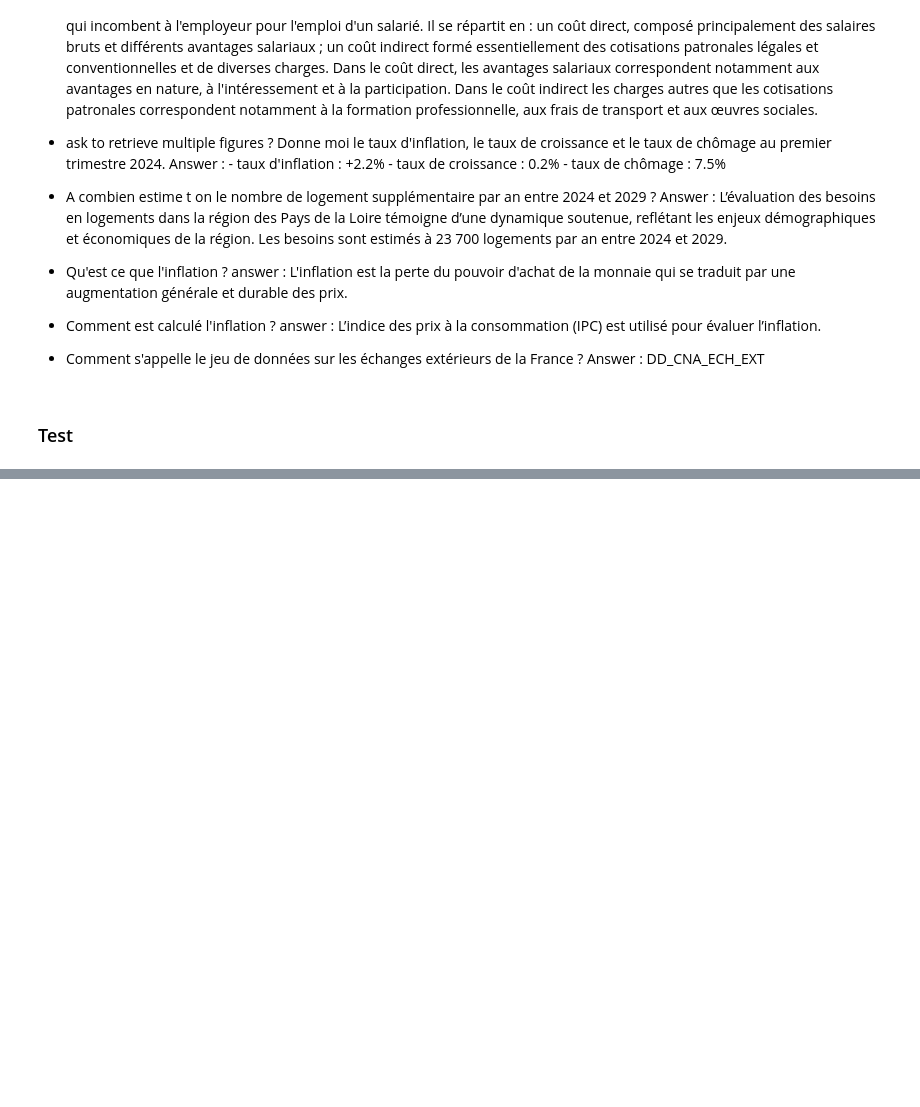
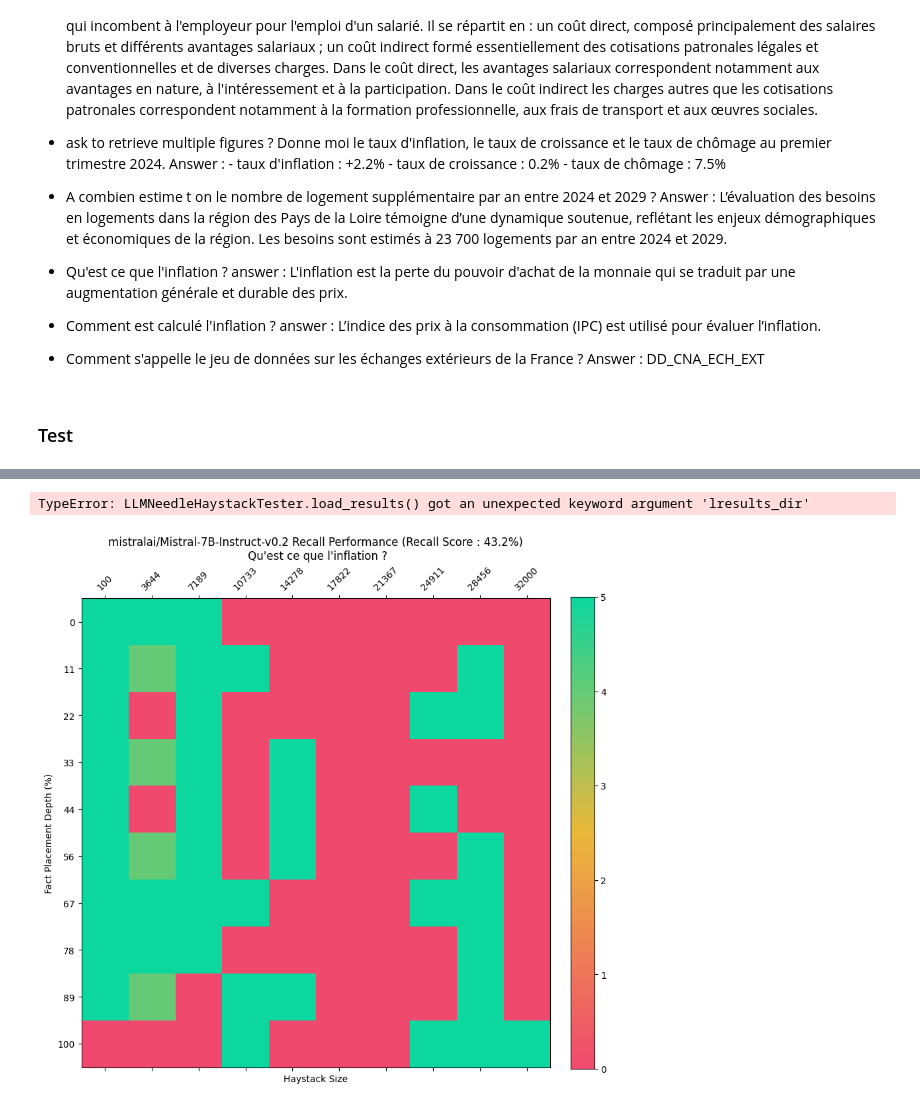
Before and after one commit to InseeFrLab/llm-open-data-insee, a Jupyter notebook: notebooks/llm_recall.ipynb, the cells around one changed output, grey strips where cells are left out. Drawn from its saved outputs; the diff is of its cells as text; code cells hidden in the pictures; blank space fills up the shorter version.

```diff
--- a/notebooks/llm_recall.ipynb
+++ b/notebooks/llm_recall.ipynb
@@ -789,10 +790,13 @@ Some experiments have been already evaluated for Mistral-7B-Instruct-v0.1,
 llm_name = "mistralai/Mistral-7B-Instruct-v0.2" #context length : 32000
 #llm_name = "meta-llama/Meta-Llama-3-8B-Instruct" # context length : 8000
 
+question = "Qu'est ce que l'inflation ?"
+needle =  "L'inflation est la perte du pouvoir d'achat de la monnaie qui se traduit par une augmentation générale et durable des prix."
+
 llm_tester = LLMNeedleHaystackTester(
-        needle="L’indice des prix à la consommation (IPC) est utilisé pour évaluer l’inflation.",
-        retrieval_question="Comment est calculé l'inflation ?",
-        results_version=2,
+        needle=needle,
+        retrieval_question=question,
+        results_version=3,
         context_lengths_min=100,
         context_lengths_max=32000,
         context_lengths_num_intervals=10,
@@ -809,9 +813,6 @@ llm_tester = LLMNeedleHaystackTester(
         final_context_length_buffer=200,
         verbose = True
     )
-
-results = llm_tester.run(nb_corpus_sample=4)
-llm_tester.plot(results=results)
 # %% [output]
 Special tokens have been added in the vocabulary, make sure the associated word embeddings are fine-tuned or trained.
 `flash-attention` package not found, consider installing for better performance: No module named 'flash_attn'.
@@ -821,0 +844,8 @@ The following 100 context_lenght & depth percentages will be tested :  [(100, 0)
+# %%
+res = llm_tester.load_results(lresults_dir="./results", model_name = "mistralai/Mistral-7B-Instruct-v0.2", version=3)
+# %% [output]
+TypeError: LLMNeedleHaystackTester.load_results() got an unexpected keyword argument 'lresults_dir'
+# %%
+llm_tester.plot(results=res)
+# %% [output]
+[figure, added]
```
Also changed, not shown: parts of 6 cells of this notebook, 7 other files.
